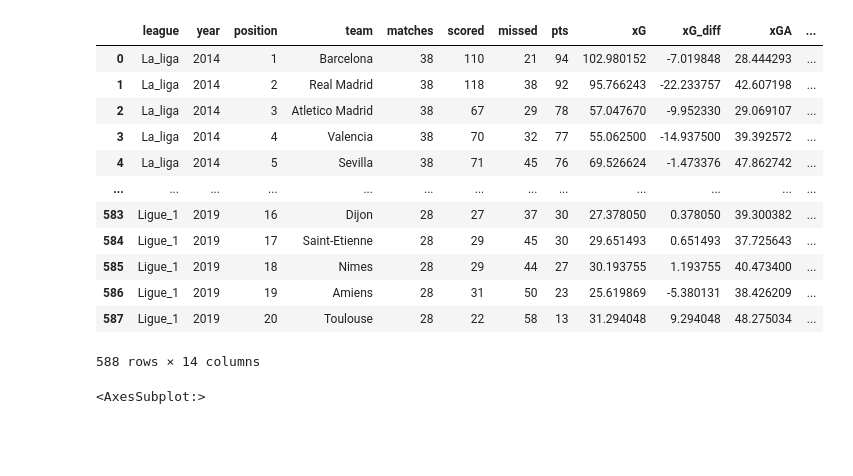
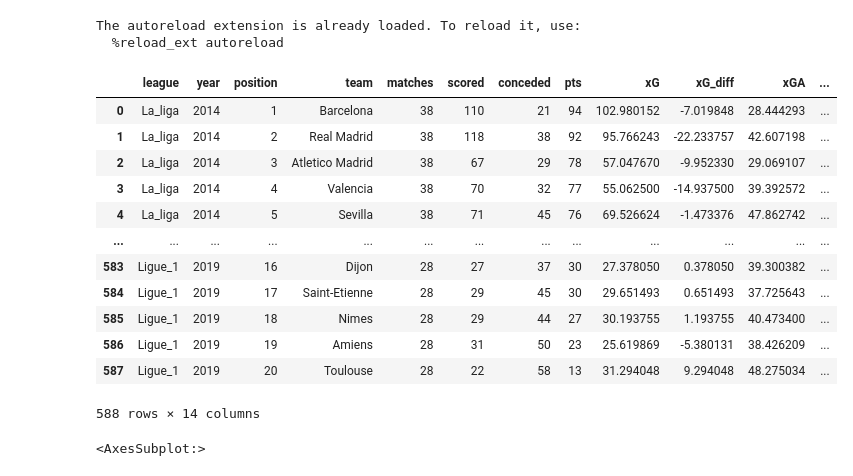
Before and after one commit to data301-2021-summer2/football-metrics-analysis, a Jupyter notebook: analysis/Lakshay Karnwal/EDA.ipynb, the cells around one changed output. Saved outputs shown, nothing was run; the diff lists cells and outputs as text; code cells hidden in the pictures; blank space fills up the shorter version.

```diff
--- a/analysis/Lakshay Karnwal/EDA.ipynb
+++ b/analysis/Lakshay Karnwal/EDA.ipynb
@@ -1,10 +1,16 @@
 # %%
 import seaborn as sns
+%load_ext autoreload
+%autoreload 2
+from importlib import reload
 from Scripts import project_functions as pf # This is called a relative import
+
 df = pf.load_and_process("../../data/raw/understat.com.csv")
-df
+display(df)
 # %% [output]
+The autoreload extension is already loaded. To reload it, use:
+  %reload_ext autoreload
-|  | league | year | position | team | matches | scored | missed | pts | xG | xG_diff | xGA | ... |
+|  | league | year | position | team | matches | scored | conceded | pts | xG | xG_diff | xGA | ... |
 | 0 | La_liga | 2014 | 1 | Barcelona | 38 | 110 | 21 | 94 | 102.980152 | -7.019848 | 28.444293 | ... |
 | 1 | La_liga | 2014 | 2 | Real Madrid | 38 | 118 | 38 | 92 | 95.766243 | -22.233757 | 42.607198 | ... |
 | 2 | La_liga | 2014 | 3 | Atletico Madrid | 38 | 67 | 29 | 78 | 57.047670 | -9.952330 | 29.069107 | ... |
@@ -16,7 +22,7 @@ df
 | 585 | Ligue_1 | 2019 | 18 | Nimes | 28 | 29 | 44 | 27 | 30.193755 | 1.193755 | 40.473400 | ... |
 | 586 | Ligue_1 | 2019 | 19 | Amiens | 28 | 31 | 50 | 23 | 25.619869 | -5.380131 | 38.426209 | ... |
 | 587 | Ligue_1 | 2019 | 20 | Toulouse | 28 | 22 | 58 | 13 | 31.294048 | 9.294048 | 48.275034 | ... |
-588 rows × 14 columns
+588 rows × 14 columns
 # %%
 import matplotlib.pyplot as plt
 # Heatmap to find out relationships between different variables and recognise trends
```
Also changed, not shown: parts of 3 cells of this notebook, 1 other file.
